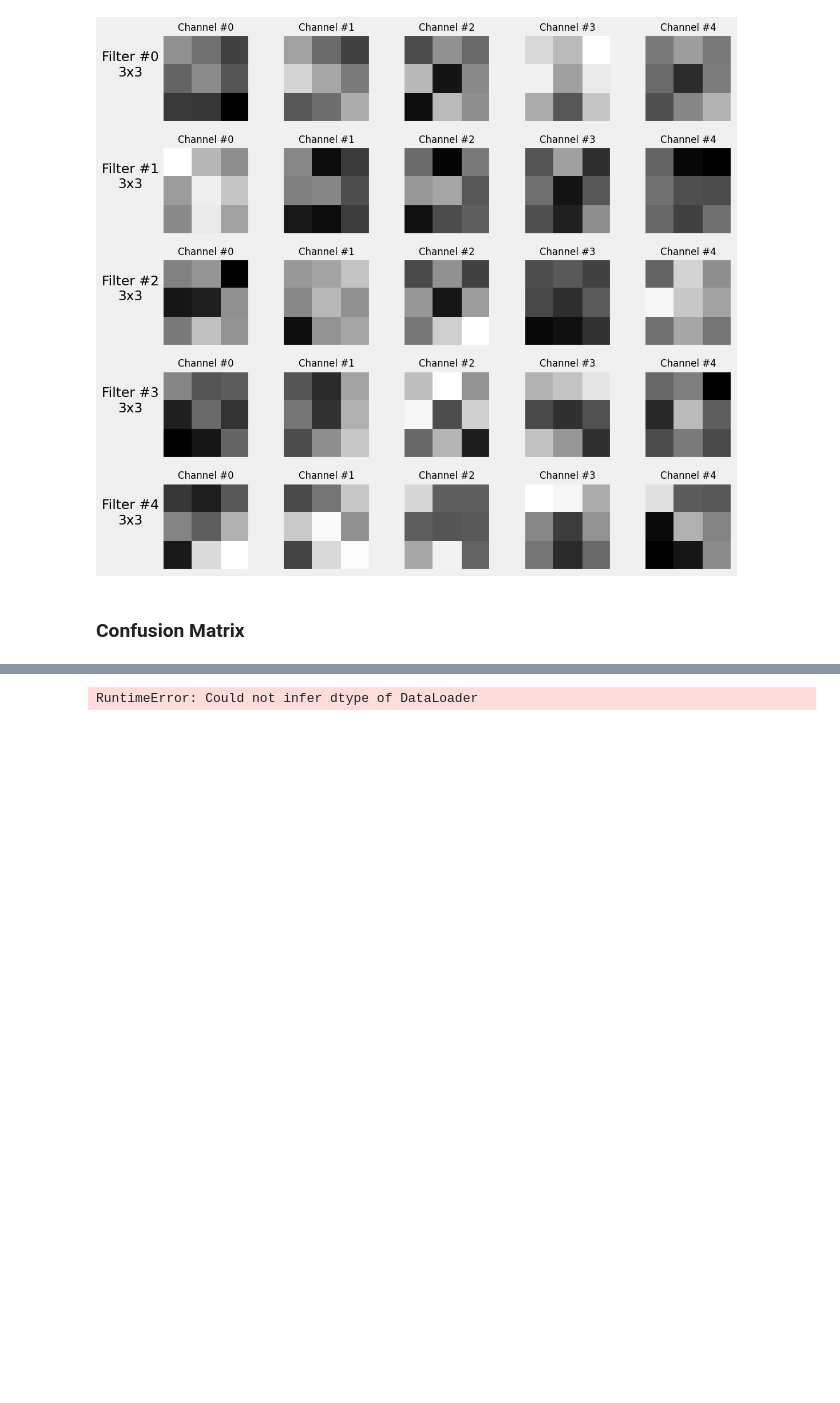
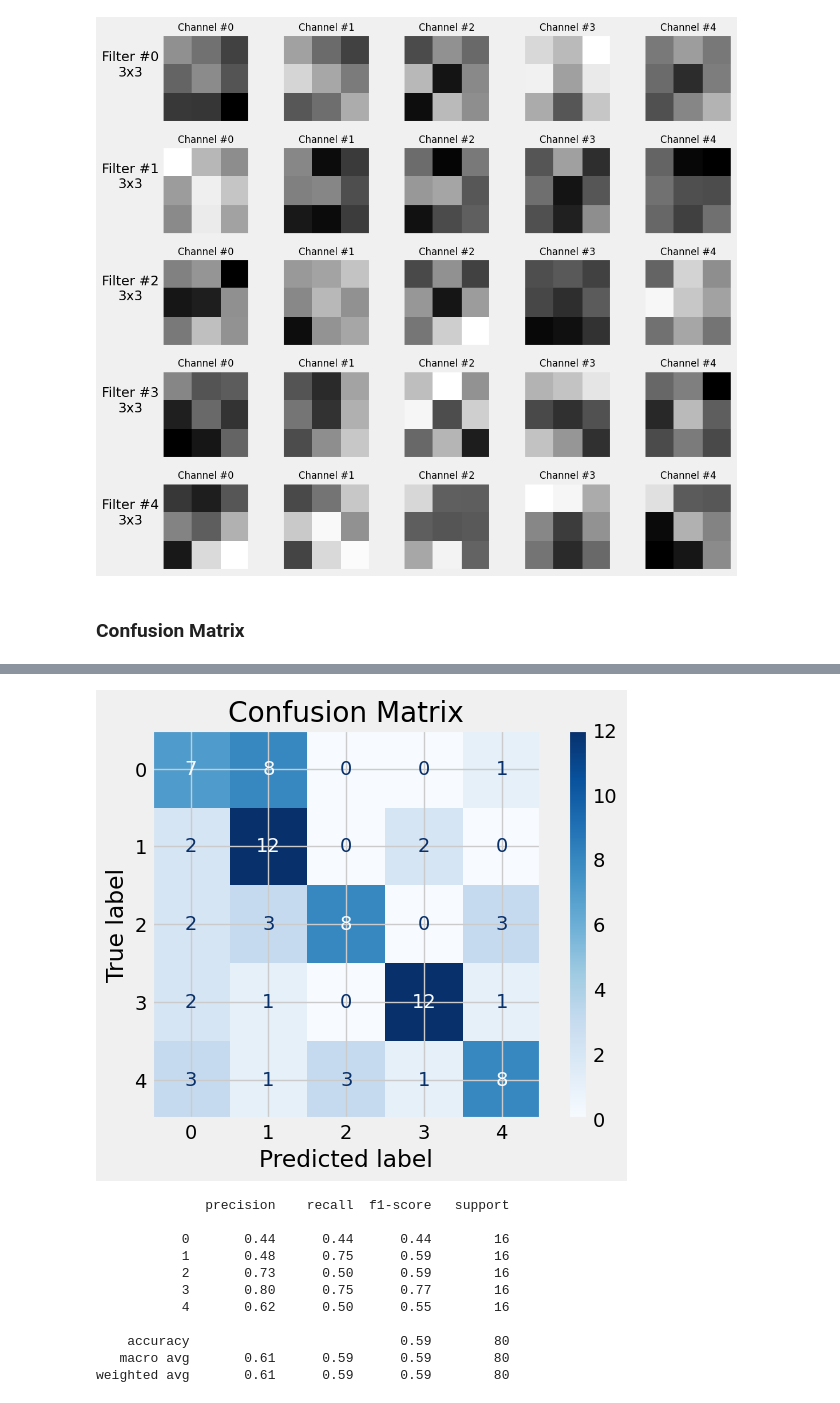
Before and after one commit to aireslucas/MachineLearning, a Jupyter notebook: Multiclass_pt1_Lucas_Aires.ipynb, the cells around one changed output, grey strips where cells are left out. Cells and saved outputs as stored; diff of their text form; code cells hidden in the pictures; blank space fills up the shorter version.

```diff
--- a/Multiclass_pt1_Lucas_Aires.ipynb
+++ b/Multiclass_pt1_Lucas_Aires.ipynb
@@ -1002,4 +999,36 @@ TypeError: Architecture.correct() missing 2 required positional arguments: 'x' a
-# %%
-y_pred = arch_cnn2.predict(val_loader)
-# %% [output]
-RuntimeError: Could not infer dtype of DataLoader
+# %%
+all_preds = []
+all_labels = []
+
+for i, (x, y) in enumerate(val_loader):
+    y = y.to(arch_cnn2.device)
+    with torch.no_grad():
+        yhat = arch_cnn2.model(x.to(arch_cnn2.device))
+        _, predicted = torch.max(yhat, 1)  # multiclass
+
+    all_preds.extend(predicted.cpu().numpy())
+    all_labels.extend(y.cpu().numpy())
+# %%
+from sklearn.metrics import confusion_matrix, ConfusionMatrixDisplay, classification_report
+
+cm = confusion_matrix(all_labels, all_preds)
+disp = ConfusionMatrixDisplay(confusion_matrix=cm)
+disp.plot(cmap='Blues')
+plt.title("Confusion Matrix")
+plt.show()
+
+# Report
+print(classification_report(all_labels, all_preds))
+# %% [output]
+[figure, added]
+              precision    recall  f1-score   support
+
+           0       0.44      0.44      0.44        16
+           1       0.48      0.75      0.59        16
+           2       0.73      0.50      0.59        16
+           3       0.80      0.75      0.77        16
+           4       0.62      0.50      0.55        16
+
+    accuracy                           0.59        80
+   macro avg       0.61      0.59      0.59        80
+weighted avg       0.61      0.59      0.59        80
```
Also changed, not shown: parts of 1 cell of this notebook.
